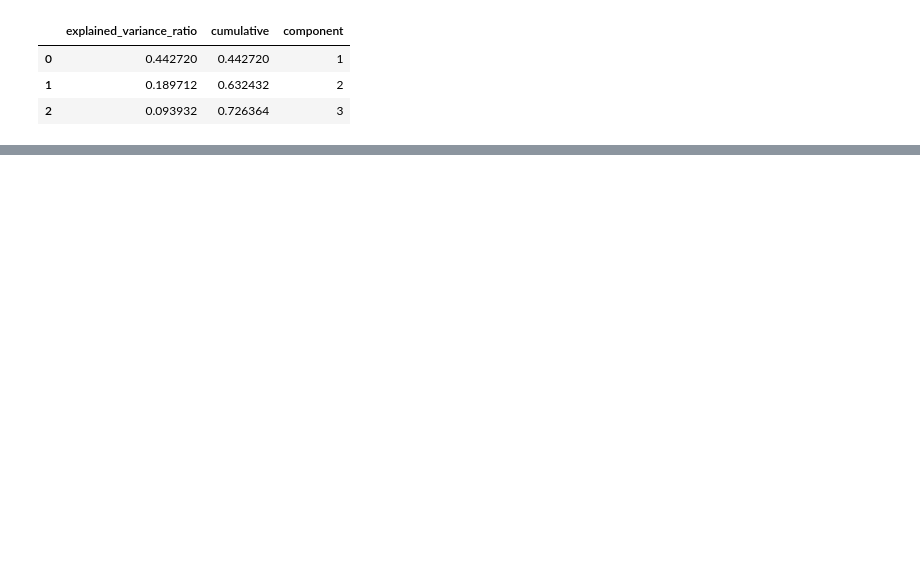
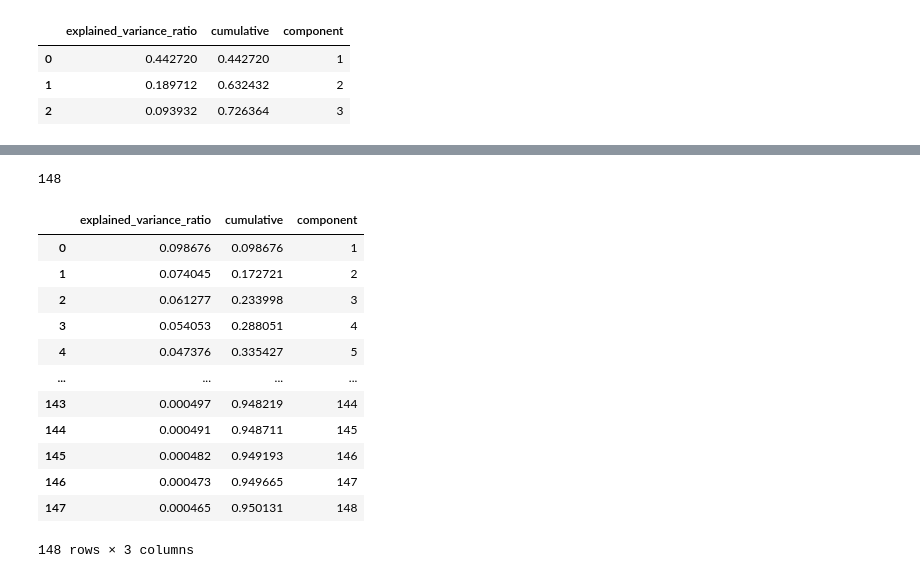
Before and after one commit to BuczynskiRafal/ML, a Jupyter notebook: unsupervised/08_pca_examples.ipynb, the cells around one changed output, grey strips where cells are left out. Cells and saved outputs as stored; diff of their text form; code cells hidden in the pictures; blank space fills up the shorter version.

```diff
--- a/unsupervised/08_pca_examples.ipynb
+++ b/unsupervised/08_pca_examples.ipynb
@@ -147,0 +268,6 @@ px.scatter_3d(pca_3, x='pca_1', y='pca_2', z='pca_3', color='class', symbol='cla
+# %%
+# obliczenia pca jako % wyjaśnionej wariancji w tym przypadku ma wyjaśniać 95% wariancji naszych danych
+pca = PCA(n_components=0.95)
+
+X_train_pca = pca.fit_transform(X_train)
+X_train_pca[:1]
@@ -147,0 +285,26 @@ px.scatter_3d(pca_3, x='pca_1', y='pca_2', z='pca_3', color='class', symbol='cla
+# %%
+# ile komponentów było potrzebne do obliczenia PCA
+pca.n_components_
+# %% [output]
+148
+# %%
+# Wyjaśniona wariancja
+
+results = pd.DataFrame(data={'explained_variance_ratio': pca.explained_variance_ratio_})
+results['cumulative'] = results['explained_variance_ratio'].cumsum()
+results['component'] = results.index + 1
+results
+# %% [output]
+|  | explained_variance_ratio | cumulative | component |
+| 0 | 0.098676 | 0.098676 | 1 |
+| 1 | 0.074045 | 0.172721 | 2 |
+| 2 | 0.061277 | 0.233998 | 3 |
+| 3 | 0.054053 | 0.288051 | 4 |
+| 4 | 0.047376 | 0.335427 | 5 |
+| ... | ... | ... | ... |
+| 143 | 0.000497 | 0.948219 | 144 |
+| 144 | 0.000491 | 0.948711 | 145 |
+| 145 | 0.000482 | 0.949193 | 146 |
+| 146 | 0.000473 | 0.949665 | 147 |
+| 147 | 0.000465 | 0.950131 | 148 |
+148 rows × 3 columns
```
Also changed, not shown: parts of 16 cells of this notebook.
